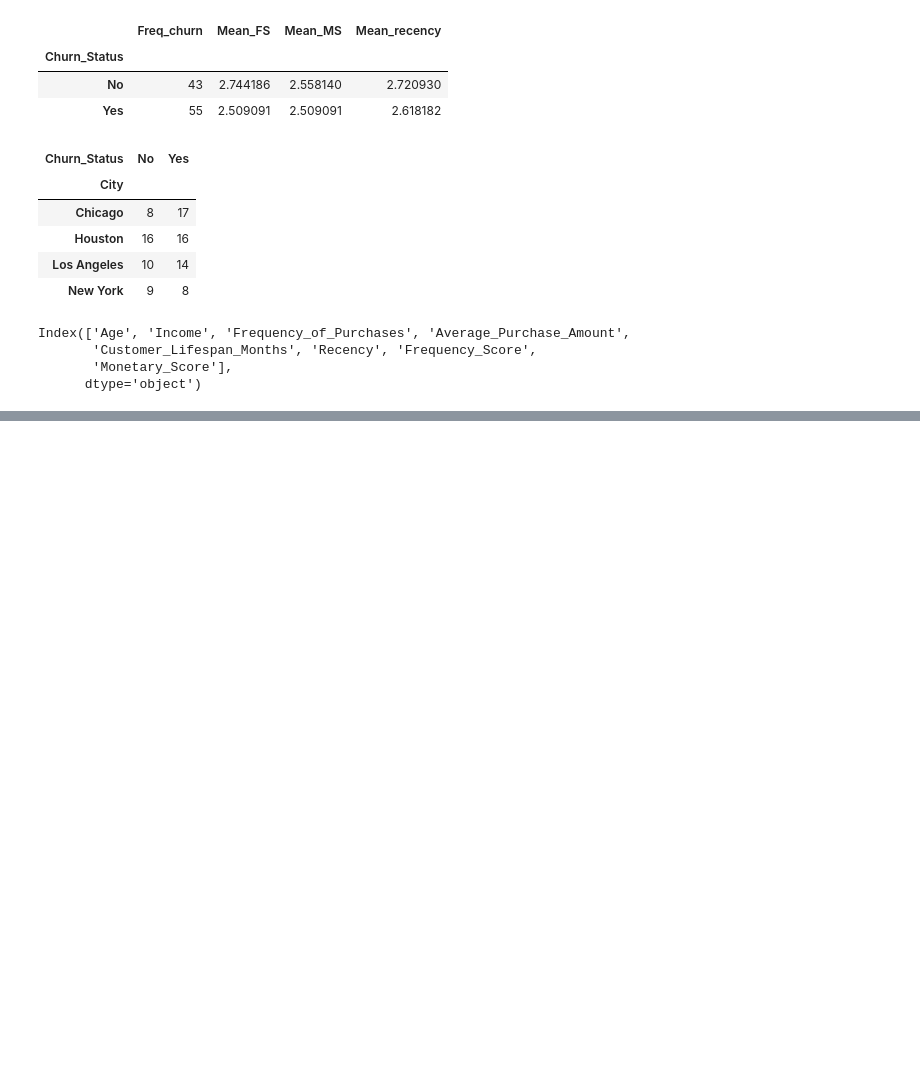
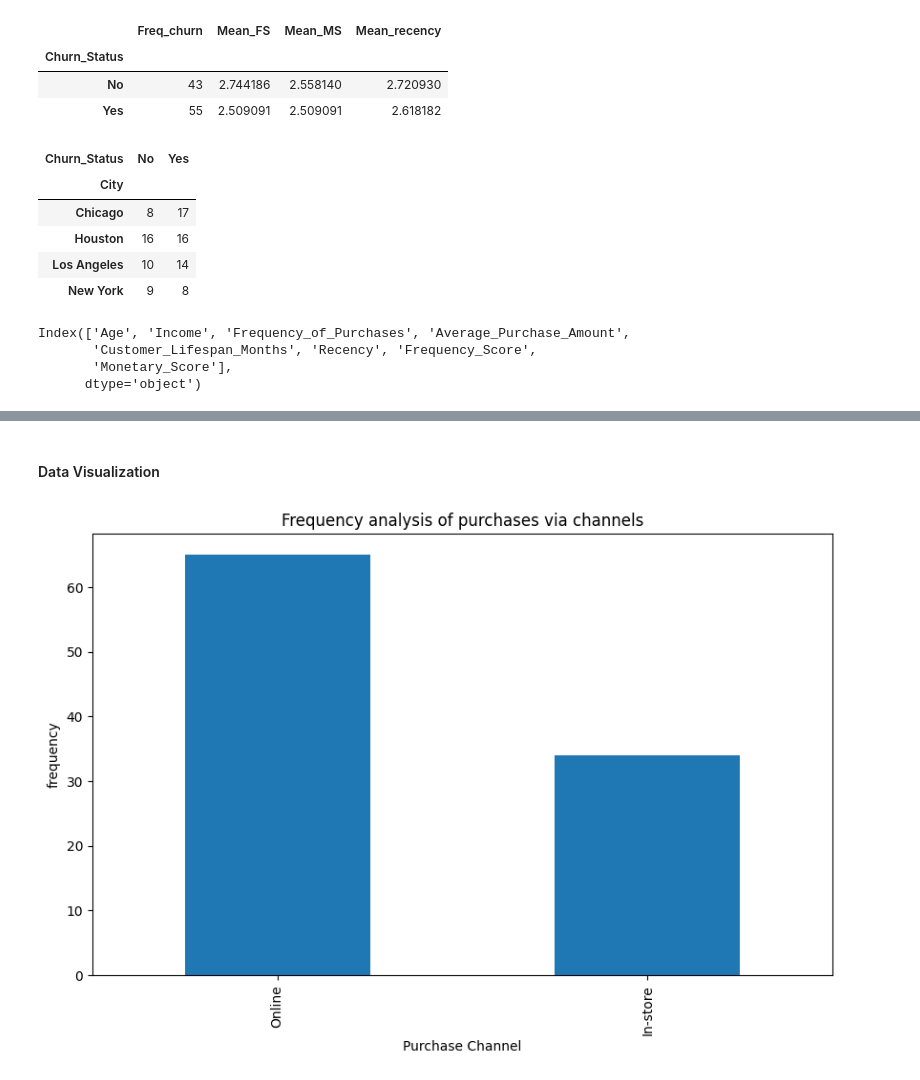
Before and after one commit to nsn-mah6/data_analysis_Beginnning, a Jupyter notebook: data_analysis.ipynb, the cells around one changed output, grey strips where cells are left out. Saved outputs shown, nothing was run; the diff lists cells and outputs as text; code cells hidden in the pictures; blank space fills up the shorter version.

Commit message:
data visualization

```diff
--- a/data_analysis.ipynb
+++ b/data_analysis.ipynb
@@ -492,3 +492,5 @@ correl
 | Recency | -0.048 | 0.178 | -0.063 | -0.029 | -0.073 | 1.000 | ... |
 | Frequency_Score | -0.006 | 0.163 | -0.065 | -0.145 | -0.013 | 0.761 | ... |
 | Monetary_Score | 0.065 | 0.162 | -0.066 | -0.191 | -0.001 | 0.743 | ... |
+# %% [markdown]
+#### Data Visualization
@@ -494,0 +500,10 @@ correl
+# %%
+# Bar Chart for Purchase Channel Frequency Analysis
+plt.figure(figsize = (10,6))
+freq_purchase_channel.plot(kind = 'bar')
+plt.title("Frequency analysis of purchases via channels")
+plt.xlabel('Purchase Channel')
+plt.ylabel('frequency')
+plt.show()
+# %% [output]
+[figure, added]
```
Also changed, not shown: parts of 13 cells of this notebook.
